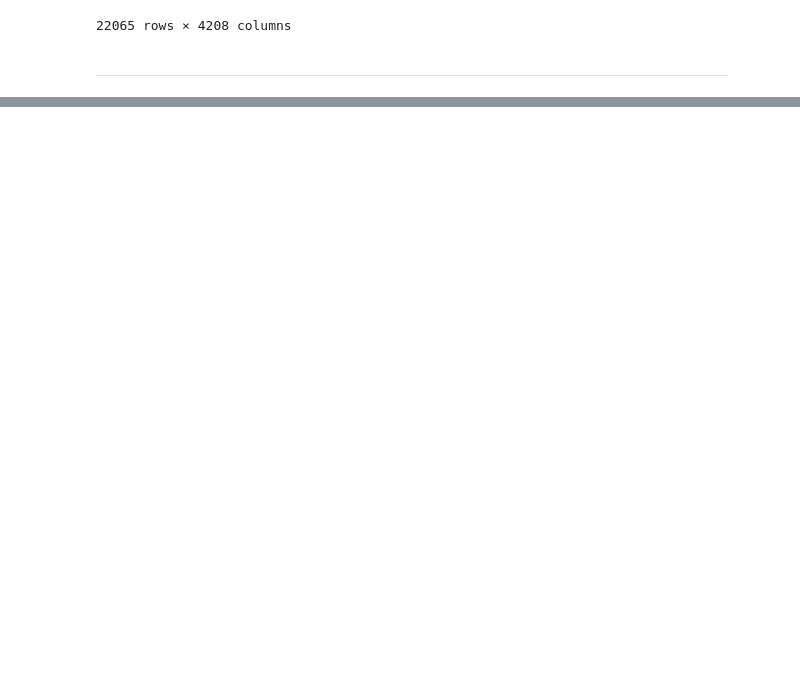
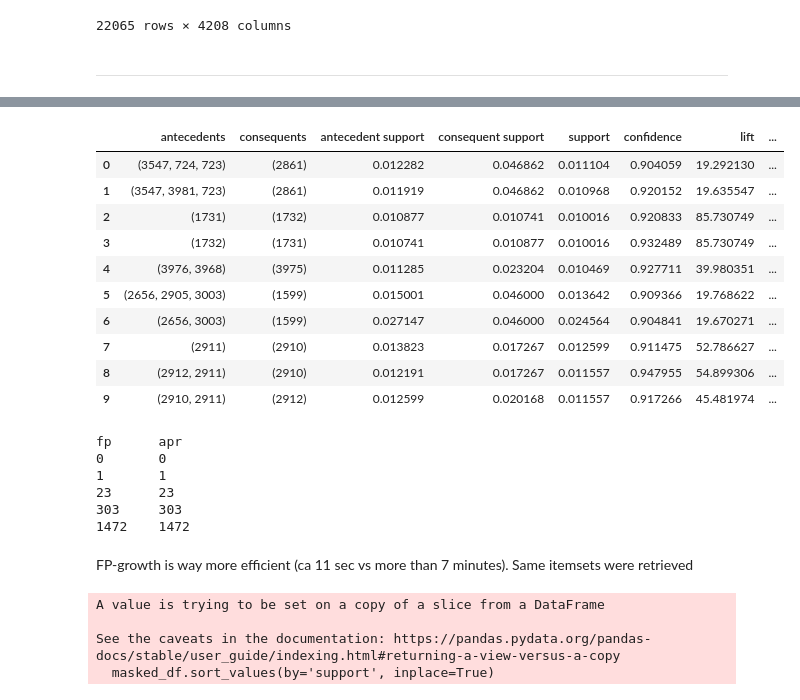
Before and after one commit to notlosca/data-science-lab, a Jupyter notebook: laboratories/lab_03/lab_03.ipynb, the cells around one changed output, grey strips where cells are left out. Saved outputs shown, nothing was run; the diff lists cells and outputs as text; code cells hidden in the pictures; blank space fills up the shorter version.

Commit message:
fp growth exercise finished

```diff
--- a/laboratories/lab_03/lab_03.ipynb
+++ b/laboratories/lab_03/lab_03.ipynb
@@ -184,0 +253,18 @@ df1
+# %%
+from mlxtend.frequent_patterns import association_rules
+
+fi_01 = fis[-1][1]
+
+association_rules(fi_01, metric='confidence', min_threshold=.9)
+# %% [output]
+|  | antecedents | consequents | antecedent support | consequent support | support | confidence | lift | ... |
+| 0 | (3547, 724, 723) | (2861) | 0.012282 | 0.046862 | 0.011104 | 0.904059 | 19.292130 | ... |
+| 1 | (3547, 3981, 723) | (2861) | 0.011919 | 0.046862 | 0.010968 | 0.920152 | 19.635547 | ... |
+| 2 | (1731) | (1732) | 0.010877 | 0.010741 | 0.010016 | 0.920833 | 85.730749 | ... |
+| 3 | (1732) | (1731) | 0.010741 | 0.010877 | 0.010016 | 0.932489 | 85.730749 | ... |
+| 4 | (3976, 3968) | (3975) | 0.011285 | 0.023204 | 0.010469 | 0.927711 | 39.980351 | ... |
+| 5 | (2656, 2905, 3003) | (1599) | 0.015001 | 0.046000 | 0.013642 | 0.909366 | 19.768622 | ... |
+| 6 | (2656, 3003) | (1599) | 0.027147 | 0.046000 | 0.024564 | 0.904841 | 19.670271 | ... |
+| 7 | (2911) | (2910) | 0.013823 | 0.017267 | 0.012599 | 0.911475 | 52.786627 | ... |
+| 8 | (2912, 2911) | (2910) | 0.012191 | 0.017267 | 0.011557 | 0.947955 | 54.899306 | ... |
+| 9 | (2910, 2911) | (2912) | 0.012599 | 0.020168 | 0.011557 | 0.917266 | 45.481974 | ... |
@@ -184,0 +278,16 @@ df1
+# %%
+print("fp\tapr")
+for i,j in zip(fis, aprs):
+    fi = i[1]
+    apr = i[1]
+    print(f"{len(fi)}\t{len(apr)}")
+# %% [output]
+fp      apr
+0       0
+1       1
+23      23
+303     303
+1472    1472
+# %% [markdown]
+FP-growth is way more efficient (ca 11 sec vs more than 7 minutes).
+Same itemsets were retrieved
@@ -184,0 +297,8 @@ df1
+# %%
+mask = mask_itemsets(apr_02[1], min_length_itemsets=2)
+apr_ars = extract_association_rules(list(df.columns), apr_02[1], mask)
+# %% [output]
+A value is trying to be set on a copy of a slice from a DataFrame
+
+See the caveats in the documentation: https://pandas.pydata.org/pandas-docs/stable/user_guide/indexing.html#returning-a-view-versus-a-copy
+  masked_df.sort_values(by='support', inplace=True)
```
Also changed, not shown: parts of 15 cells of this notebook.
